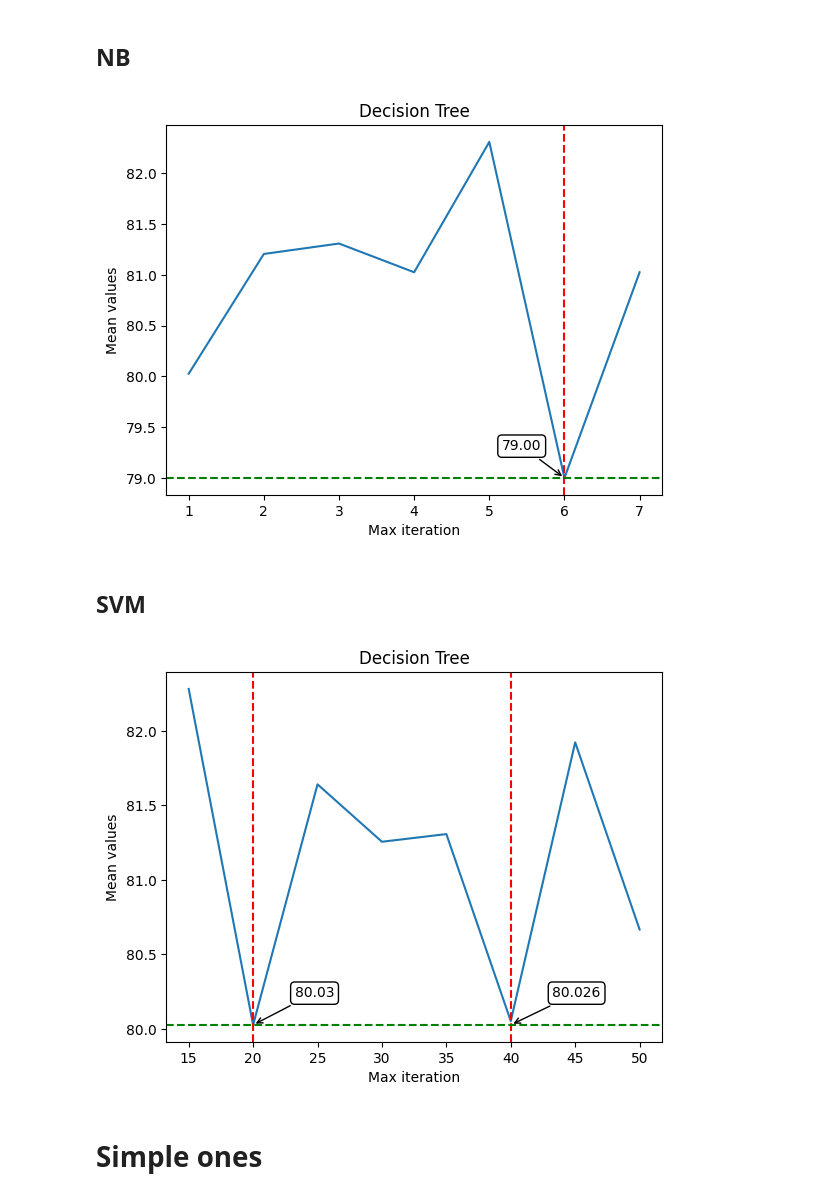
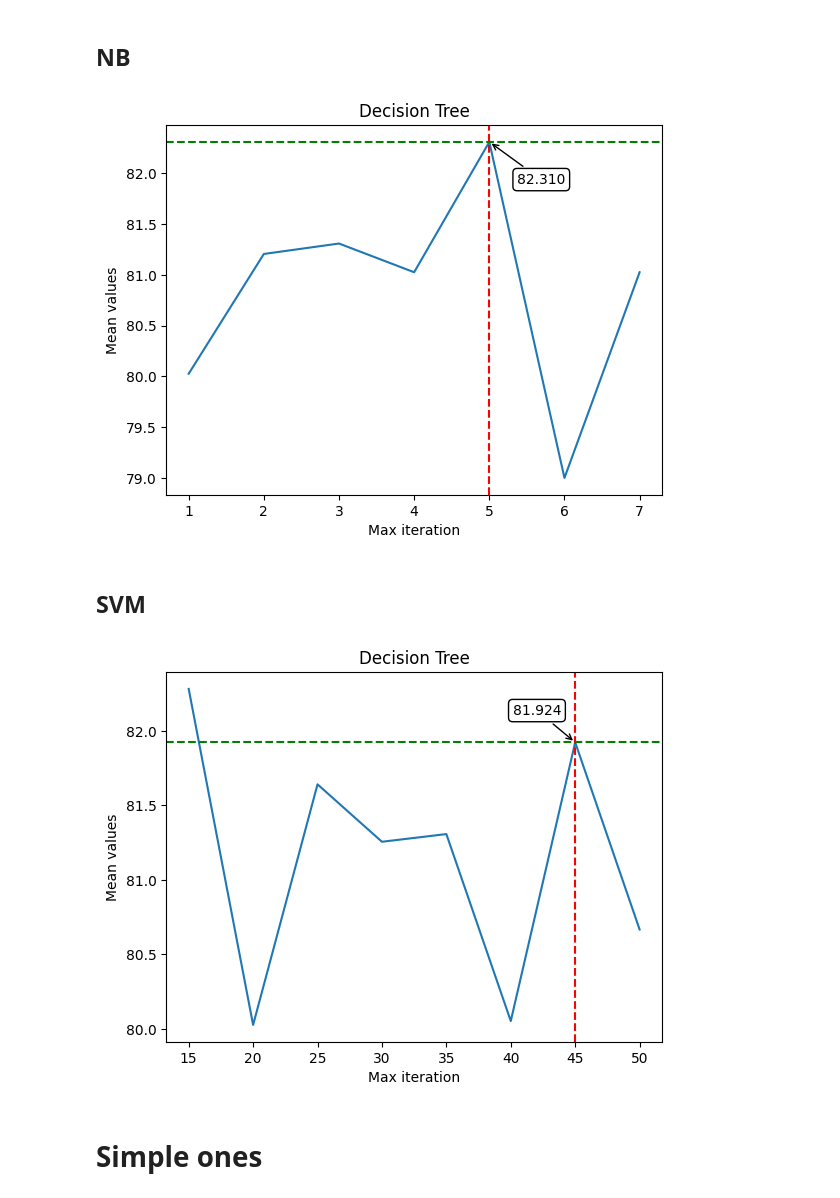
Before and after one commit to erirosv/Master-Thesis, a Jupyter notebook: modelling/sensitivity/sensitivity_stall_limit.ipynb, the cells around one changed output. Saved outputs shown, nothing was run; the diff lists cells and outputs as text; code cells hidden in the pictures.

Commit message:
fixed the arrows to pint at the max value instead

```diff
--- a/modelling/sensitivity/sensitivity_stall_limit.ipynb
+++ b/modelling/sensitivity/sensitivity_stall_limit.ipynb
@@ -211,59 +223,65 @@ plt.ylabel('Mean values')
 plt.title('Decision Tree')
 
 # Add dotted lines from specific x and y coordinates
-x_point = 5  # x-coordinate
-y_point = df_NB_mean[5]  # y-coordinate
+x_point = 4  # x-coordinate
+y_point = df_NB_mean[4]  # y-coordinate
 
 plt.axvline(x=x_point, color='r', linestyle='--')
 plt.axhline(y=y_point, color='g', linestyle='--')
 
-# Find the index of the lowest value in df_KNN_mean
-lowest_index = np.argmin(df_NB_mean)
-lowest_value = df_NB_mean[lowest_index]
-
-plt.annotate(f'{lowest_value:.2f}',
-                xy=(lowest_index, lowest_value), xycoords='data',
-                xytext=(-45, 20), textcoords='offset points',
+plt.annotate(f'{y_point:.3f}',
+                xy=(x_point, y_point), xycoords='data',
+                xytext=(20, -30), textcoords='offset points',
                 arrowprops=dict(arrowstyle="->", lw=1),
                 bbox=dict(boxstyle="round,pad=0.3", fc="white", ec="black", lw=1))
+
+# Find the index of the lowest value in df_KNN_mean
+# lowest_index = np.argmin(df_NB_mean)
+# lowest_value = df_NB_mean[lowest_index]
+
+# plt.annotate(f'{lowest_value:.2f}',
+#                 xy=(lowest_index, lowest_value), xycoords='data',
+#                 xytext=(-45, 20), textcoords='offset points',
+#                 arrowprops=dict(arrowstyle="->", lw=1),
+#                 bbox=dict(boxstyle="round,pad=0.3", fc="white", ec="black", lw=1))
 plt.show()
 # %% [output]
-[figure, old version]
+[figure, new version]
 # %% [markdown]
 ## SVM
 # %%
 plt.plot(df_SVM_mean)
 plt.xticks(range(len(df_SVM_mean)), x_labels)
 plt.xlabel('Max iteration')
 plt.ylabel('Mean values')
 plt.title('Decision Tree')
 
 # Add dotted lines from specific x and y coordinates
-x_point = 5  # x-coordinate
-y_point = df_SVM_mean[1]  # y-coordinate
+x_point = 6  # x-coordinate
+y_point = df_SVM_mean[6]  # y-coordinate
 
 plt.axvline(x=x_point, color='r', linestyle='--')
 plt.axhline(y=y_point, color='g', linestyle='--')
 
 plt.annotate(f'{y_point:.3f}',
                 xy=(x_point, y_point), xycoords='data',
-                xytext=(30, 20), textcoords='offset points',
+                xytext=(-45, 20), textcoords='offset points',
                 arrowprops=dict(arrowstyle="->", lw=1),
                 bbox=dict(boxstyle="round,pad=0.3", fc="white", ec="black", lw=1))
 
 # Find the index of the lowest value in df_KNN_mean
-lowest_index = np.argmin(df_SVM_mean)
-lowest_value = df_SVM_mean[lowest_index]
-plt.axvline(x=1, color='red', linestyle='--')
-plt.annotate(f'{lowest_value:.2f}',
-                xy=(lowest_index, lowest_value), xycoords='data',
-                xytext=(30, 20), textcoords='offset points',
-                arrowprops=dict(arrowstyle="->", lw=1),
-                bbox=dict(boxstyle="round,pad=0.3", fc="white", ec="black", lw=1))
+# lowest_index = np.argmin(df_SVM_mean)
+# lowest_value = df_SVM_mean[lowest_index]
+# plt.axvline(x=1, color='red', linestyle='--')
+# plt.annotate(f'{lowest_value:.2f}',
+#                 xy=(lowest_index, lowest_value), xycoords='data',
+#                 xytext=(30, 20), textcoords='offset points',
+#                 arrowprops=dict(arrowstyle="->", lw=1),
+#                 bbox=dict(boxstyle="round,pad=0.3", fc="white", ec="black", lw=1))
 
 plt.show()
 # %% [output]
-[figure, old version]
+[figure, new version]
 # %% [markdown]
 # Simple ones
 # %%
```
Also changed, not shown: parts of 3 cells of this notebook, 1 other file.
